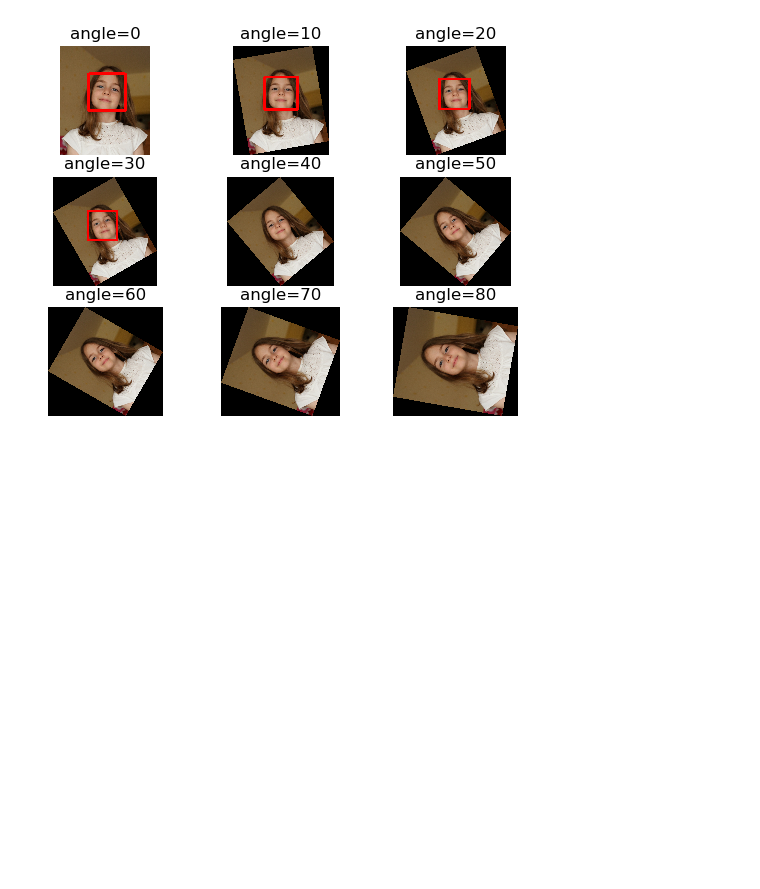
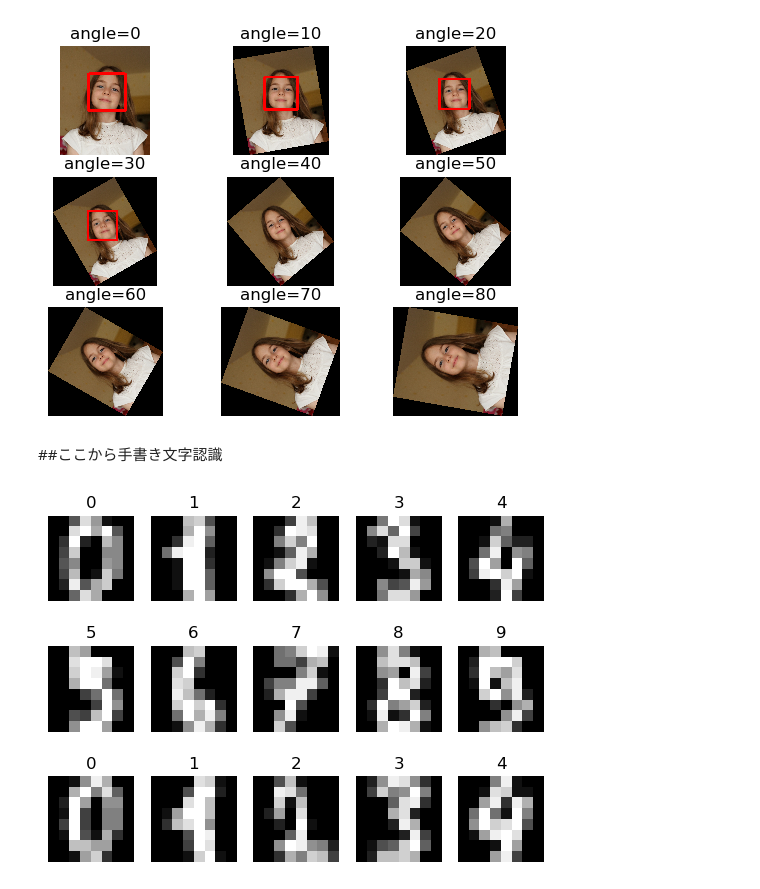
Before and after one commit to yotamaruyama/python_AI_zyugyou, a Jupyter notebook: opencv.ipynb, the cells around one changed output. Drawn from its saved outputs; the diff is of its cells as text; code cells hidden in the pictures; blank space fills up the shorter version.

```diff
--- a/opencv.ipynb
+++ b/opencv.ipynb
@@ -232,3 +232,25 @@ plt.show()
 ---70---
 ---80---
 [figure]
+# %% [markdown]
+##ここから手書き文字認識
+# %%
+##ここから
+from sklearn import datasets
+digits = datasets.load_digits()
+# %%
+import matplotlib.pyplot as plt
+
+#手書きデータをよみこむ
+from sklearn import datasets
+digits = datasets.load_digits()
+
+#15個連続で表示する
+for i in range(15):
+    plt.subplot(3,5,i+1)
+    plt.axis("off")
+    plt.title(str(digits.target[i]))
+    plt.imshow(digits.images[i], cmap="gray")
+plt.show()
+# %% [output]
+[figure, added]
```
Also changed, not shown: parts of 6 cells of this notebook, 4 other files.
